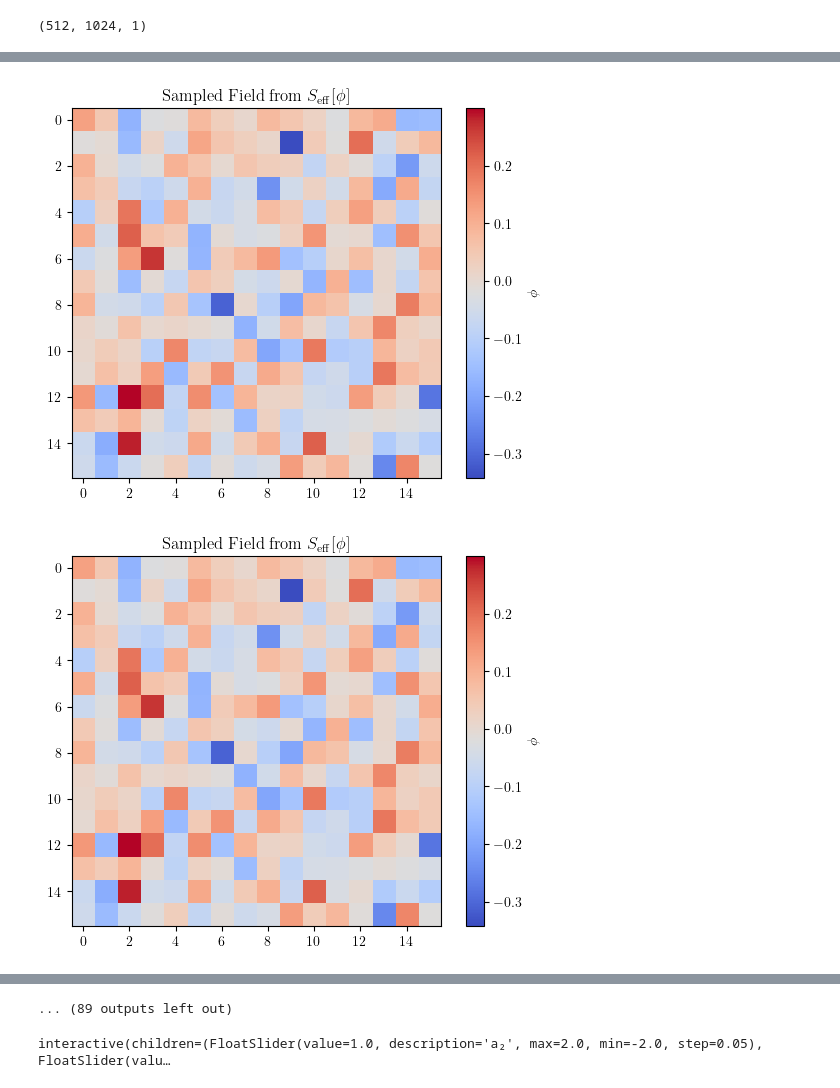
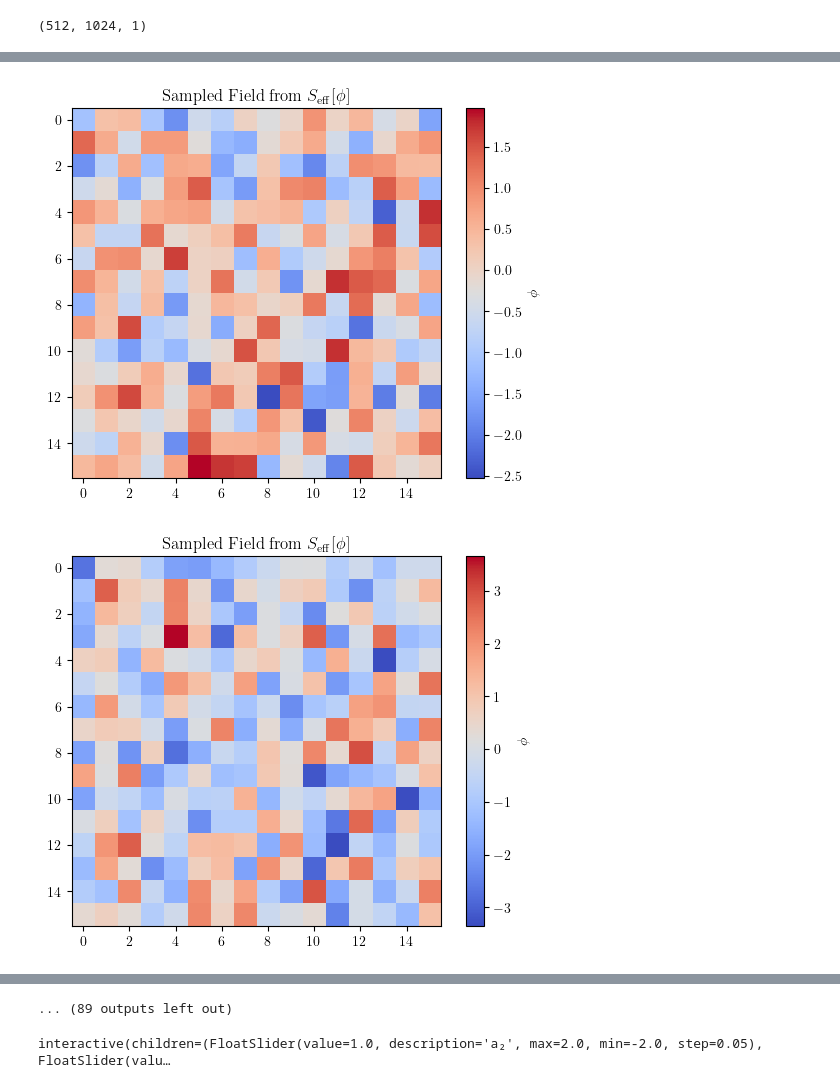
Before and after one commit to maxawake/VMC_with_LPTFs, a Jupyter notebook: evaluation/evaluation.ipynb, the cells around one changed output, grey strips where cells are left out. Cells and saved outputs as stored; diff of their text form; code cells hidden in the pictures.

```diff
--- a/evaluation/evaluation.ipynb
+++ b/evaluation/evaluation.ipynb
@@ -144,0 +121,12 @@ plt.hist(phi_vals, bins=50)
+# %%
+
+
+coeffs = np.polyfit(bin_centers, V_eff, 6)
+p = np.poly1d(coeffs)
+
+plt.plot(bin_centers, V_eff, label='Effective potential')
+plt.plot(bin_centers, p(bin_centers), 'r--', label='Polynomial fit')
+plt.xlabel('$\phi$')
+plt.ylabel('$V_{\mathrm{eff}}(\phi)$')
+plt.title('Effective Potential from Staggered Density')
+plt.grid()
@@ -146,11 +136,12 @@ plt.hist(phi_vals, bins=50)
 # --- 6. Sample from the effective action in 2D via Metropolis
 size = 16
 n_sweeps = 10000
-beta = 10.0  # inverse temperature
+beta = 1.0  # inverse temperature
 step_size = 0.1
 
 # Initialize phi field
-phi = np.random.normal(0, 0.1, size=(size, size))
+phi = np.abs(np.random.normal(0, 0.01, size=(size, size)))
+#phi = np.random.choice([0, 1], size=(size, size), p=[0.5, 0.5])  # Binary field for Rydberg excitation
 
 # Energy function (lattice gradient + potential)
 def local_action(phi_field, i, j):
@@ -200,2 +191,2 @@ plt.show()
-[figure, old version]
+[figure, new version]
-[figure, old version]
+[figure, new version]
```
Also changed, not shown: parts of 6 cells of this notebook.
